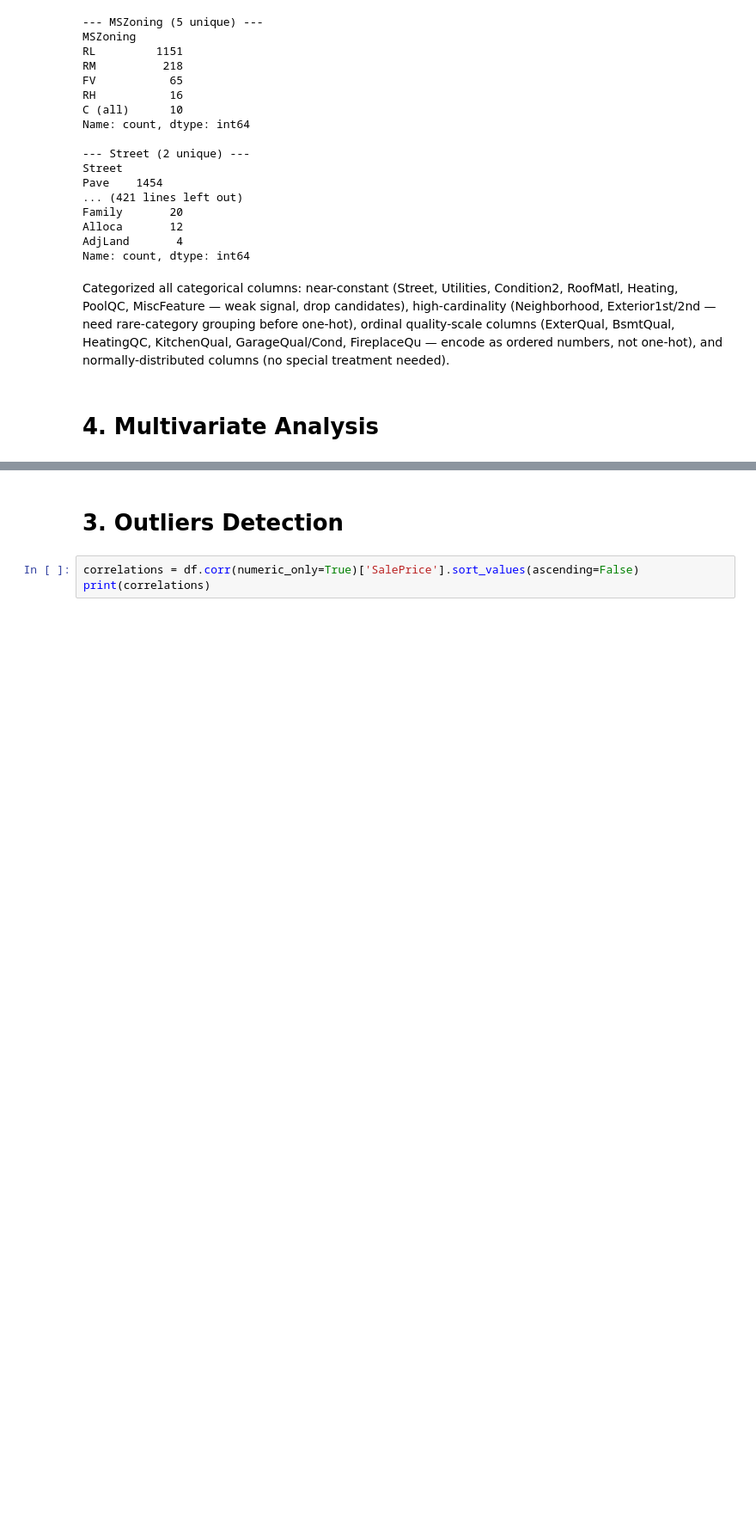
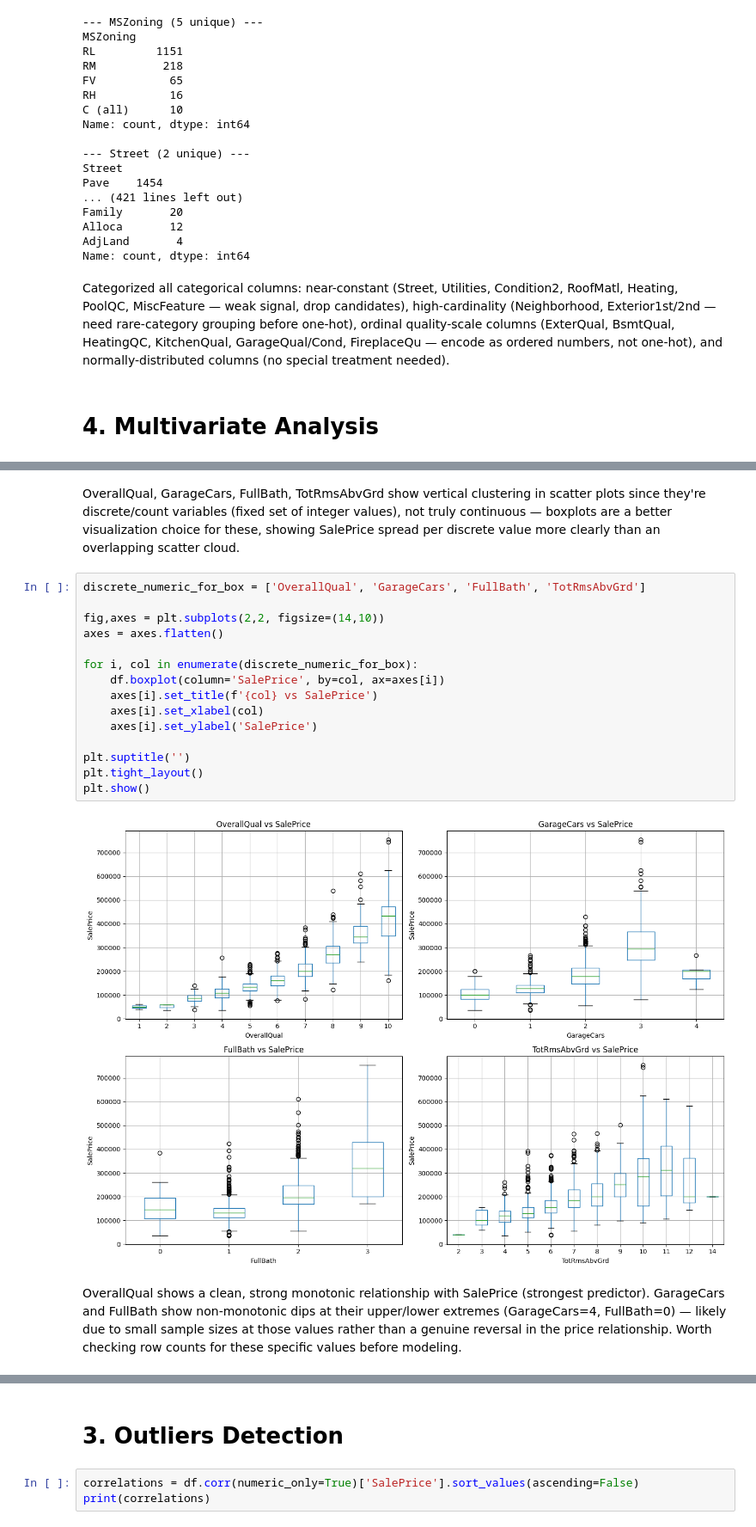
Before and after one commit to VishRoy/kaggle-notebook, a Jupyter notebook: house-prices-advanced-regression.ipynb, the cells around one changed output, grey strips where cells are left out. Shown at 86% size. Saved outputs shown, nothing was run; the diff lists cells and outputs as text; blank space fills up the shorter version.

```diff
--- a/house-prices-advanced-regression.ipynb
+++ b/house-prices-advanced-regression.ipynb
@@ -401,0 +442,21 @@ Categorized all categorical columns: near-constant (Street, Utilities, Condition
+# %% [markdown]
+OverallQual, GarageCars, FullBath, TotRmsAbvGrd show vertical clustering in scatter plots since they're discrete/count variables (fixed set of integer values), not truly continuous — boxplots are a better visualization choice for these, showing SalePrice spread per discrete value more clearly than an overlapping scatter cloud.
+# %%
+discrete_numeric_for_box = ['OverallQual', 'GarageCars', 'FullBath', 'TotRmsAbvGrd']
+
+fig,axes = plt.subplots(2,2, figsize=(14,10))
+axes = axes.flatten()
+
+for i, col in enumerate(discrete_numeric_for_box):
+    df.boxplot(column='SalePrice', by=col, ax=axes[i])
+    axes[i].set_title(f'{col} vs SalePrice')
+    axes[i].set_xlabel(col)
+    axes[i].set_ylabel('SalePrice')
+
+plt.suptitle('')
+plt.tight_layout()
+plt.show()
+# %% [output]
+[figure, added]
+# %% [markdown]
+OverallQual shows a clean, strong monotonic relationship with SalePrice (strongest predictor). GarageCars and FullBath show non-monotonic dips at their upper/lower extremes (GarageCars=4, FullBath=0) — likely due to small sample sizes at those values rather than a genuine reversal in the price relationship. Worth checking row counts for these specific values before modeling.
```
Also changed, not shown: parts of 11 cells of this notebook.
